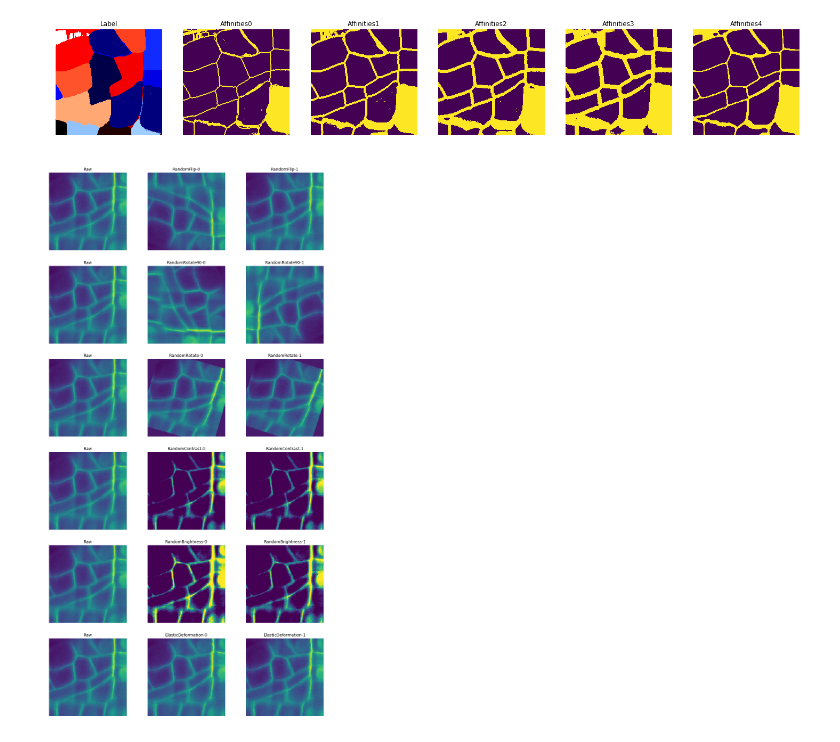
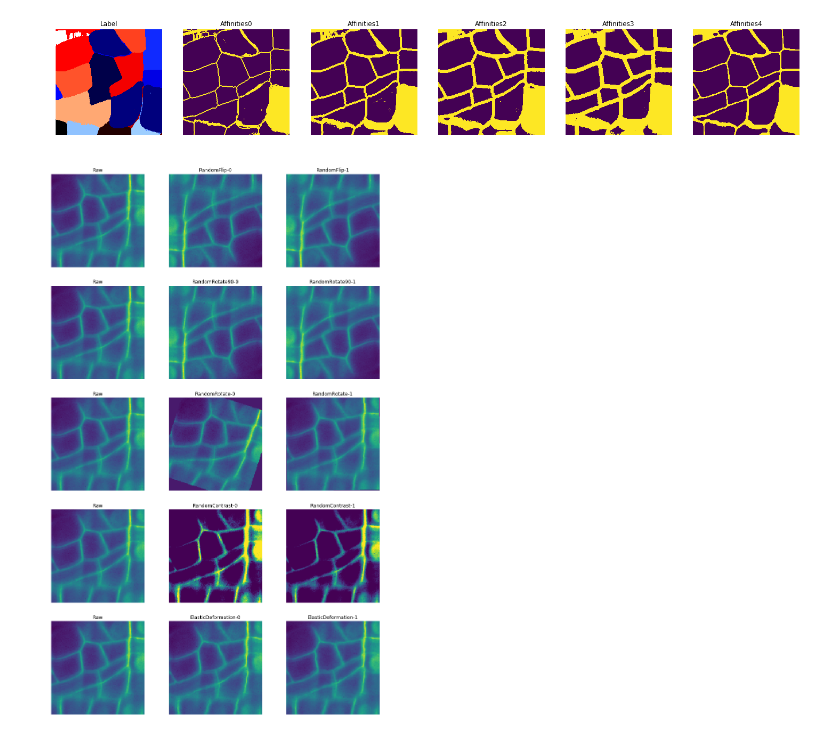
Before and after one commit to wolny/pytorch-3dunet, a Jupyter notebook: augment/transformer-test.ipynb, the cells around one changed output. Saved outputs shown, nothing was run; the diff lists cells and outputs as text; code cells hidden in the pictures.

Commit message:
Remove 'RandomBrightness' transform. Allow num_workers configuration in DataLoader.

```diff
--- a/augment/transformer-test.ipynb
+++ b/augment/transformer-test.ipynb
@@ -32,34 +32,34 @@ with h5py.File(path, 'r') as f:
 # %%
 # demo some of the augmentations
 rs = np.random.RandomState()
-raw_transformers = [RandomFlip(rs), RandomRotate90(rs), RandomRotate(rs, angle_spectrum=20), RandomContrast(rs, execution_probability=1.0), RandomBrightness(rs, execution_probability=1.0), ElasticDeformation(rs, 3)]
+raw_transformers = [RandomFlip(rs), RandomRotate90(rs), RandomRotate(rs, angle_spectrum=20), RandomContrast(rs, execution_probability=1.0), ElasticDeformation(rs, 3, alpha=15, sigma=3)]
 
 with h5py.File(path, 'r') as f:
     raw = f['raw'][...]
     mid_z = raw.shape[0] // 2
     raw = Normalize(np.mean(raw), np.std(raw))(raw)
     label = f['label'][...]
 
     # show transforms
     fig, axes = plt.subplots(len(raw_transformers), 3, figsize=(15, len(raw_transformers) * 5))
     ax = axes.ravel()
 
     for t, i in enumerate(range(0, 3 * len(raw_transformers), 3)):
         transformer = raw_transformers[t]
         ax[i].set_title('Raw')
         ax[i].imshow(raw[mid_z, ...])
         ax[i].set_axis_off()
 
         # show boundary for the 1st offset
         ax[i+1].set_title(f'{type(transformer).__name__}-0')
         aug = transformer(raw)
         ax[i+1].imshow(aug[mid_z, ...])
         ax[i+1].set_axis_off()
 
         # show boundary for the 4th offset
         ax[i+2].set_title(f'{type(transformer).__name__}-1')
         aug = transformer(raw)
         ax[i+2].imshow(aug[mid_z, ...])
         ax[i+2].set_axis_off()
 # %% [output]
-[figure, old version]
+[figure, new version]
```
Also changed, not shown: parts of 2 cells of this notebook, 3 other files.
